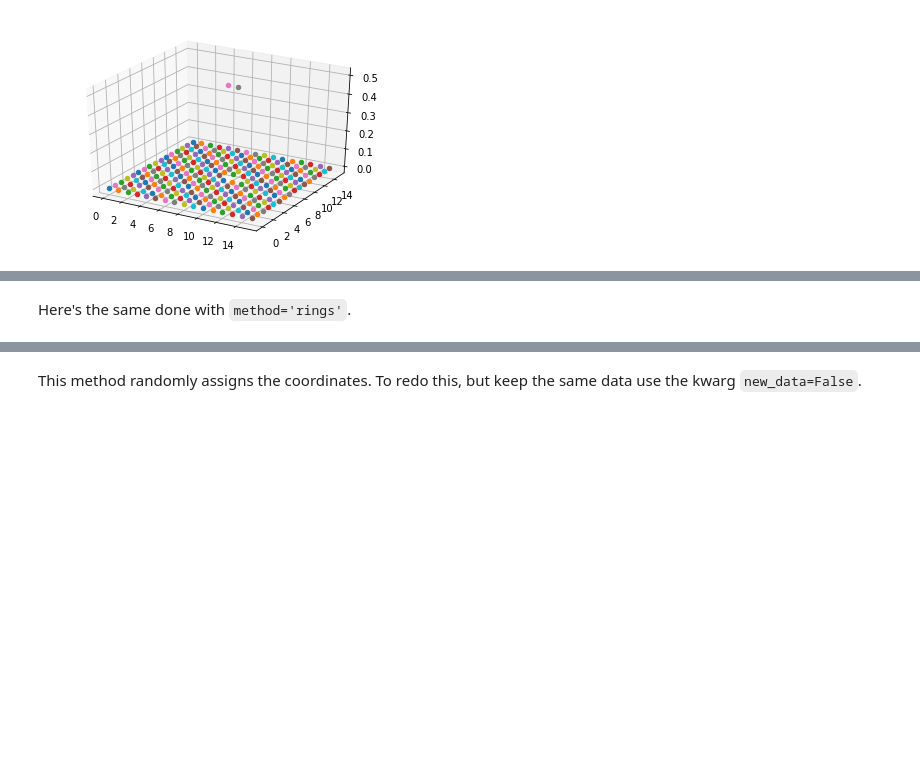
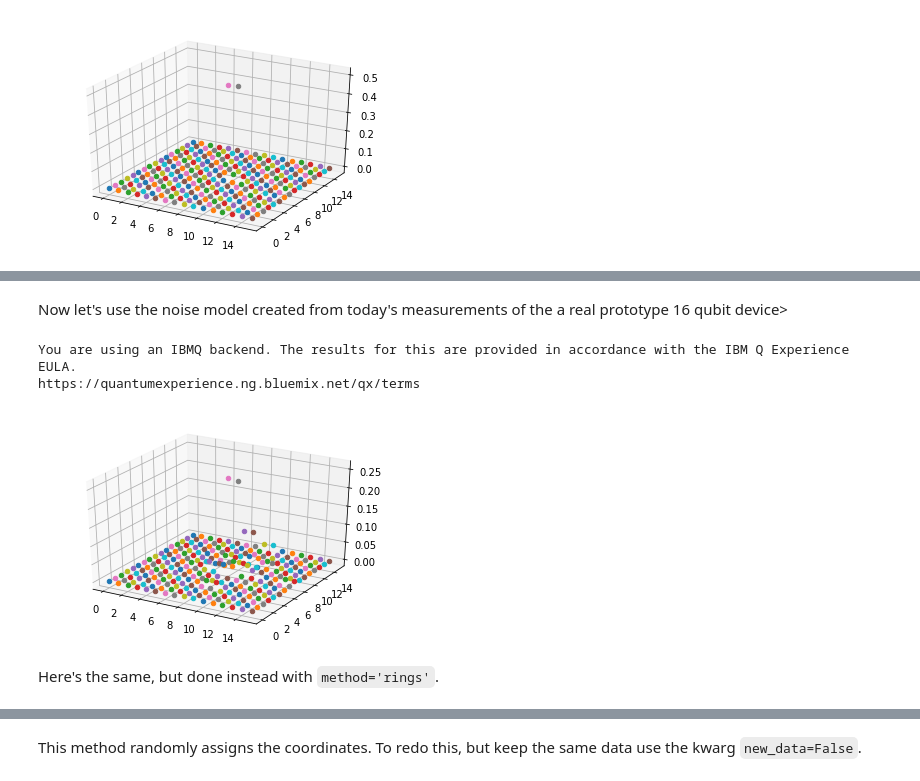
Before and after one commit to quantumjim/qreative, a Jupyter notebook: tutorials/random_mountain.ipynb, the cells around one changed output, grey strips where cells are left out. Drawn from its saved outputs; the diff is of its cells as text; code cells hidden in the pictures; blank space fills up the shorter version.

```diff
--- a/tutorials/random_mountain.ipynb
+++ b/tutorials/random_mountain.ipynb
@@ -82,5 +84,17 @@ plot_mountain(pos,prob)
+# %% [markdown]
+Now let's use the noise model created from today's measurements of the a real prototype 16 qubit device>
+# %%
+from qiskit import IBMQ
+IBMQ.load_accounts()
+
+pos,prob = alps.get_mountain(noisy='ibmq_16_melbourne')
+plot_mountain(pos,prob)
+# %% [output]
+You are using an IBMQ backend. The results for this are provided in accordance with the IBM Q Experience EULA.
+https://quantumexperience.ng.bluemix.net/qx/terms
+[figure, added]
 # %% [markdown]
-Here's the same done with `method='rings'`.
+Here's the same, but done instead with `method='rings'`.
 # %%
 pos,prob = alps.get_mountain(noisy=0.3,method='rings')
 plot_mountain(pos,prob)
```
Also changed, not shown: parts of 9 cells of this notebook.
